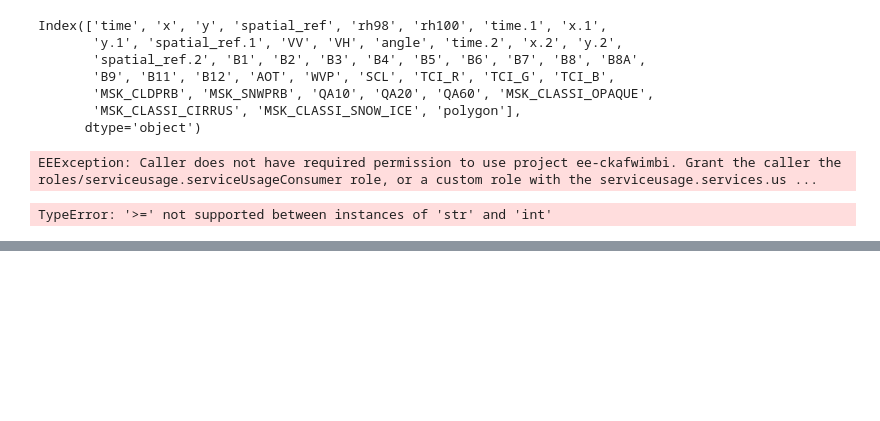
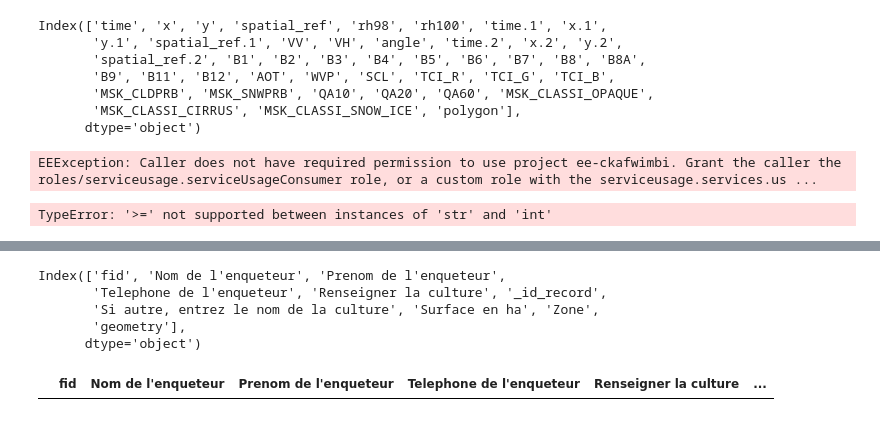
Before and after one commit to OmarMarigo/Model-Presto, a Jupyter notebook: notebook/test.ipynb, the cells around one changed output, grey strips where cells are left out. Drawn from its saved outputs; the diff is of its cells as text; code cells hidden in the pictures; blank space fills up the shorter version.

```diff
--- a/notebook/test.ipynb
+++ b/notebook/test.ipynb
@@ -211,0 +288,5 @@ TypeError: '>=' not supported between instances of 'str' and 'int'
+# %%
+casamance = gpd.read_file('../data/INTERNE/data_collection_mission_arachide_casamance_2024.geojson')
+kaolack = gpd.read_file('../data/INTERNE/data_collection_mission_arachide_kaolack_.geojson')
+
+kaolack.columns
@@ -211,0 +302,17 @@ TypeError: '>=' not supported between instances of 'str' and 'int'
+# %%
+casamance.columns
+# %% [output]
+Index(['fid', 'Nom de l'enqueteur', 'Prenom de l'enqueteur',
+       'Telephone de l'enqueteur', 'Renseigner la culture', '_id_record',
+       'Si autre, entrez le nom de la culture', 'Surface en ha', 'Zone',
+       'geometry'],
+      dtype='object')
+# %%
+colonnes_communes = ["Nom de l'enqueteur", "Prenom de l'enqueteur",
+       "Renseigner la culture", "Telephone de l'enqueteur","_id_record", "Zone", "geometry"]
+# %%
+combined_gdf = casamance.merge(kaolack, on=colonnes_communes, how='inner')
+# %%
+combined_gdf
+# %% [output]
+|  | fid | Nom de l'enqueteur | Prenom de l'enqueteur | Telephone de l'enqueteur | Renseigner la culture | ... |
```
Also changed, not shown: parts of 23 cells of this notebook, 4 other files.
